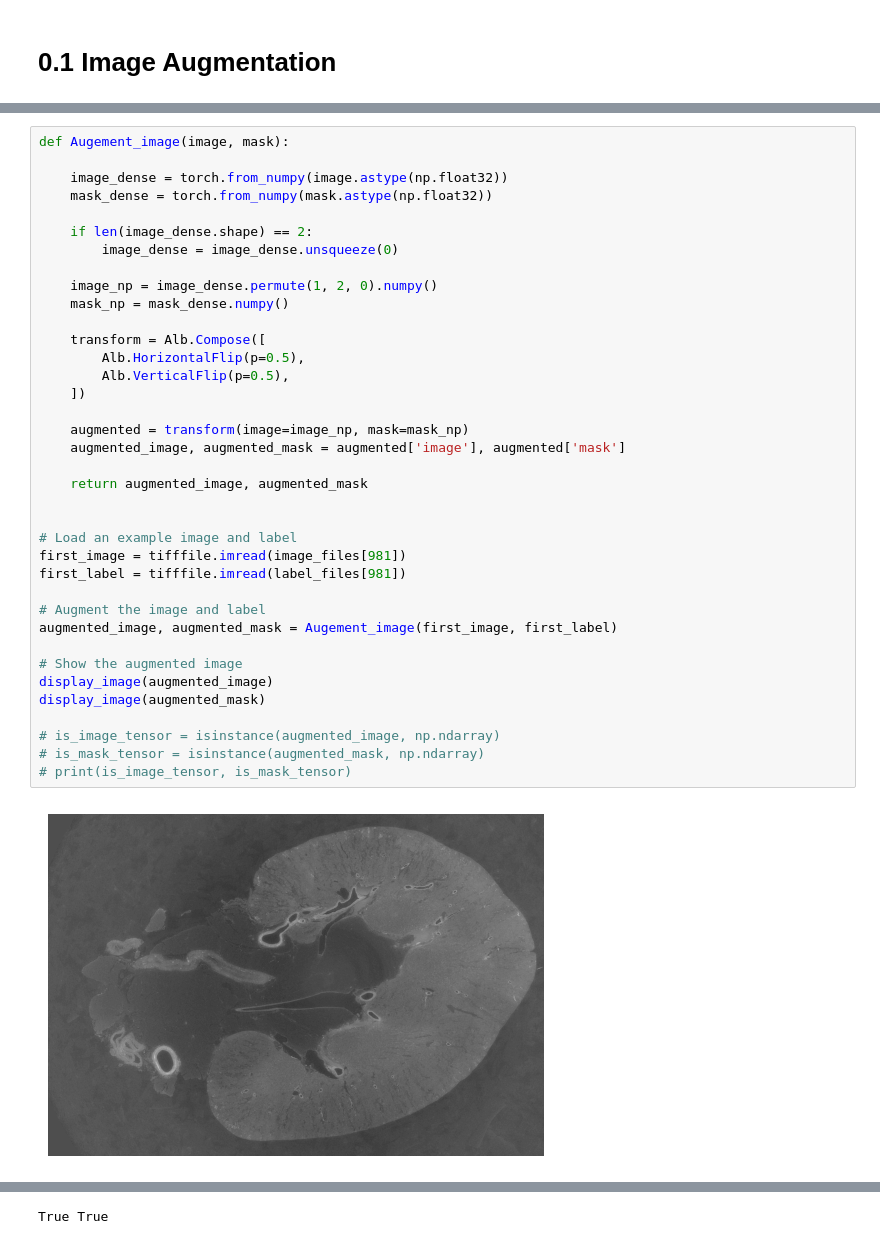
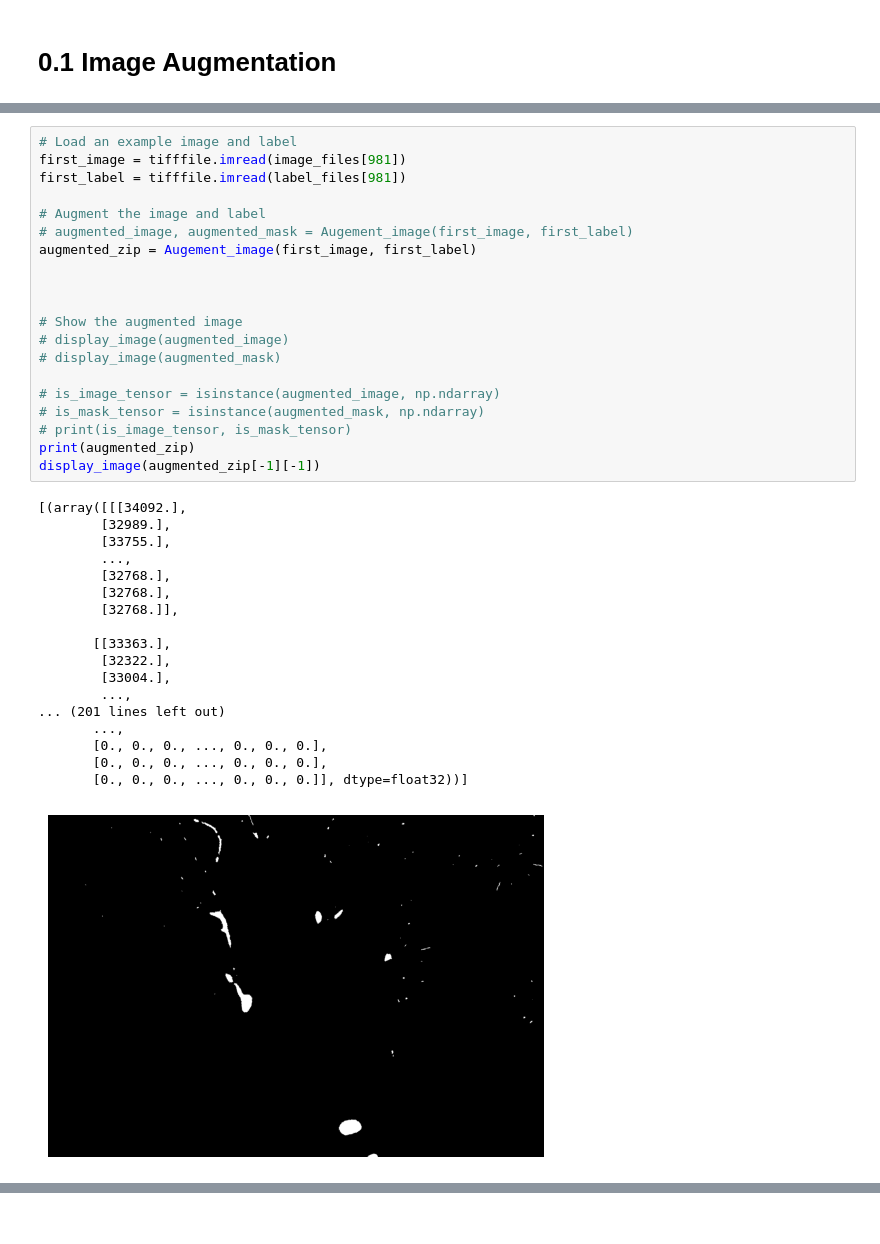
Before and after one commit to Kaggler-uofa/jin, a Jupyter notebook: dataset.ipynb, the cells around one changed output, grey strips where cells are left out. Cells and saved outputs as stored; diff of their text form.

Commit message:
augmented data zip

```diff
--- a/dataset.ipynb
+++ b/dataset.ipynb
@@ -96,39 +133,39 @@ True True
 # %%
-def Augement_image(image, mask):
-
-    image_dense = torch.from_numpy(image.astype(np.float32))
-    mask_dense = torch.from_numpy(mask.astype(np.float32))
-
-    if len(image_dense.shape) == 2:
-        image_dense = image_dense.unsqueeze(0)
-
-    image_np = image_dense.permute(1, 2, 0).numpy()
-    mask_np = mask_dense.numpy()
-
-    transform = Alb.Compose([
-        Alb.HorizontalFlip(p=0.5),
-        Alb.VerticalFlip(p=0.5),
-    ])
-
-    augmented = transform(image=image_np, mask=mask_np)
-    augmented_image, augmented_mask = augmented['image'], augmented['mask']
-
-    return augmented_image, augmented_mask
-
-
 # Load an example image and label
 first_image = tifffile.imread(image_files[981])
 first_label = tifffile.imread(label_files[981])
 
 # Augment the image and label
-augmented_image, augmented_mask = Augement_image(first_image, first_label)
+# augmented_image, augmented_mask = Augement_image(first_image, first_label)
+augmented_zip = Augement_image(first_image, first_label)
+
+
 
 # Show the augmented image
-display_image(augmented_image)
-display_image(augmented_mask)
+# display_image(augmented_image)
+# display_image(augmented_mask)
 
 # is_image_tensor = isinstance(augmented_image, np.ndarray)
 # is_mask_tensor = isinstance(augmented_mask, np.ndarray)
 # print(is_image_tensor, is_mask_tensor)
+print(augmented_zip)
+display_image(augmented_zip[-1][-1])
 # %% [output]
+[(array([[[34092.],
+        [32989.],
+        [33755.],
+        ...,
+        [32768.],
+        [32768.],
+        [32768.]],
+
+       [[33363.],
+        [32322.],
+        [33004.],
+        ...,
+... (201 lines left out)
+       ...,
+       [0., 0., 0., ..., 0., 0., 0.],
+       [0., 0., 0., ..., 0., 0., 0.],
+       [0., 0., 0., ..., 0., 0., 0.]], dtype=float32))]
-[figure, old version]
+[figure, new version]
@@ -136 +171,0 @@ display_image(augmented_mask)
-True True
```
Also changed, not shown: parts of 4 cells of this notebook.
